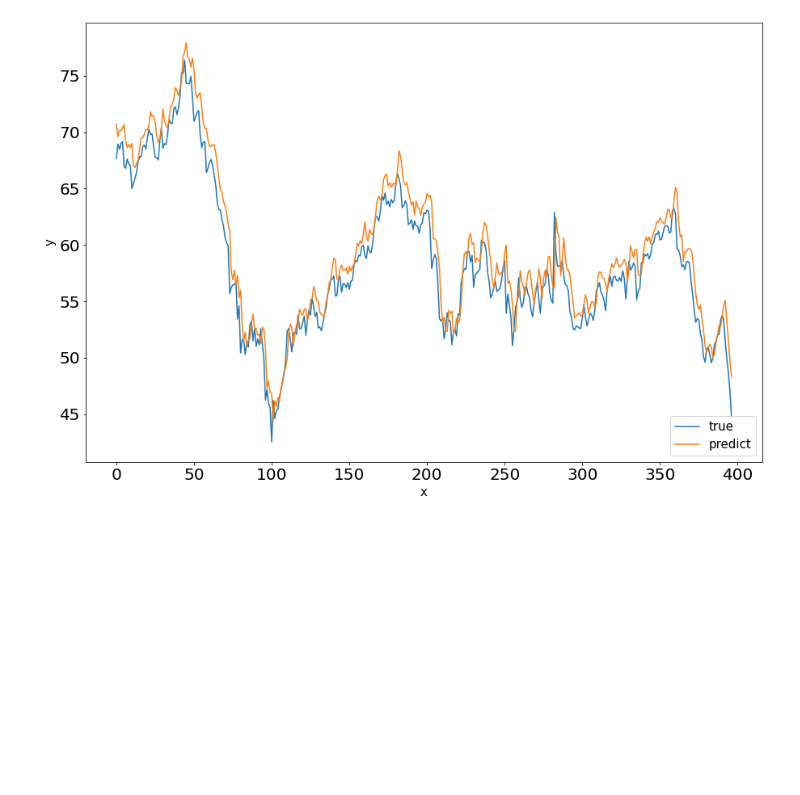
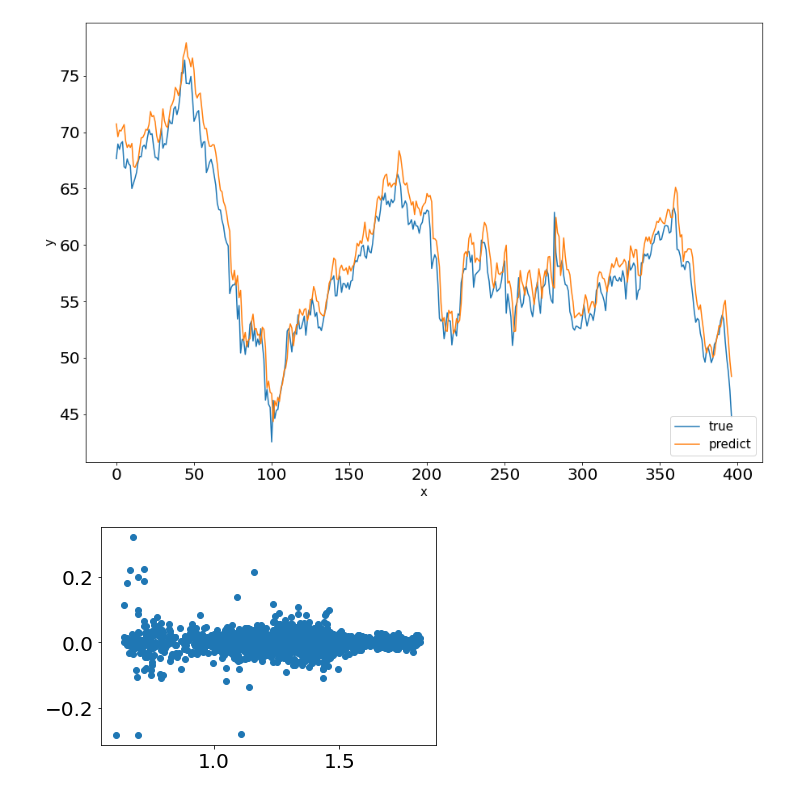
Before and after one commit to raymondcwh/stat4012model, a Jupyter notebook: WTI MLP YF.ipynb, the cells around one changed output. Saved outputs shown, nothing was run; the diff lists cells and outputs as text; code cells hidden in the pictures; blank space fills up the shorter version.

```diff
--- a/WTI MLP YF.ipynb
+++ b/WTI MLP YF.ipynb
@@ -519,3 +321,8 @@ dtype: float64
 modelPV.genGraph(l=dataVol.l, h=dataVol.h)
 # %% [output]
 [figure]
+# %%
+plt.scatter(fwdRatesDf.iloc[:,7], logretDf)
+plt.show()
+# %% [output]
+[figure, added]
```
Also changed, not shown: parts of 52 cells of this notebook, 14 other files.
